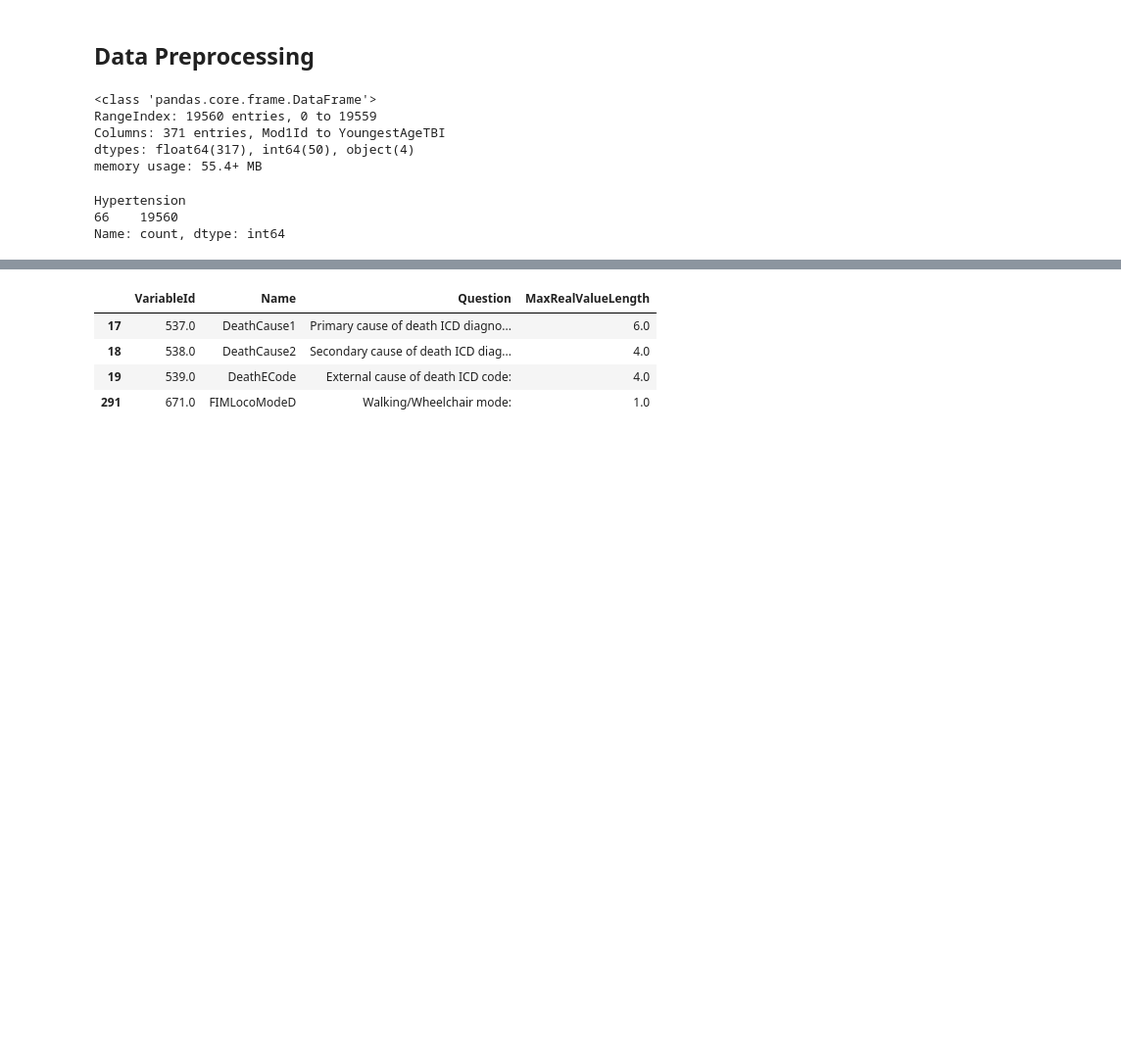
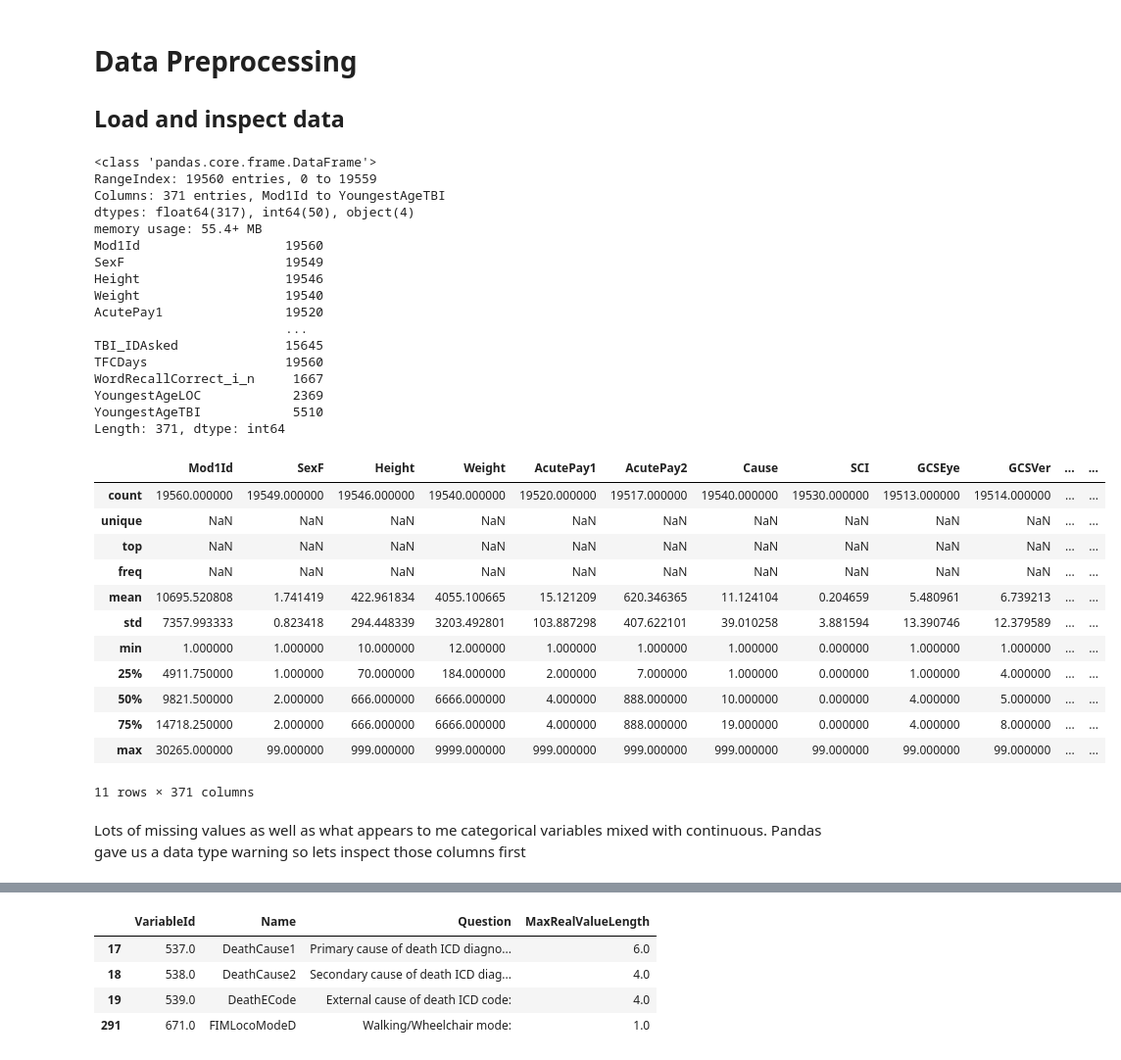
Before and after one commit to olsenben/PREDDICT-SPAULDING, a Jupyter notebook: notebooks/01_data_preprocessing.ipynb, the cells around one changed output, grey strips where cells are left out. Shown at 98% size. Drawn from its saved outputs; the diff is of its cells as text; code cells hidden in the pictures; blank space fills up the shorter version.

```diff
--- a/notebooks/01_data_preprocessing.ipynb
+++ b/notebooks/01_data_preprocessing.ipynb
@@ -1,5 +1,7 @@
 # %% [markdown]
-## Data Preprocessing
+# Data Preprocessing
+
+## Load and inspect data
 # %%
 import pandas as pd
 import numpy as np
@@ -8,16 +11,41 @@ filepath = r'..\Database\TBIMSPublic.2024-11-01\Data\Form1.csv'
 
 df = pd.read_csv(filepath)
 # %%
+#inspect
 df.info()
-#print(df.notnull().sum())
-#df.describe(include="all")
+print(df.notnull().sum())
+df.describe(include="all")
 # %% [output]
 <class 'pandas.core.frame.DataFrame'>
 RangeIndex: 19560 entries, 0 to 19559
 Columns: 371 entries, Mod1Id to YoungestAgeTBI
 dtypes: float64(317), int64(50), object(4)
 memory usage: 55.4+ MB
+Mod1Id                   19560
+SexF                     19549
+Height                   19546
+Weight                   19540
+AcutePay1                19520
+                         ...
+TBI_IDAsked              15645
+TFCDays                  19560
+WordRecallCorrect_i_n     1667
+YoungestAgeLOC            2369
+YoungestAgeTBI            5510
+Length: 371, dtype: int64
+|  | Mod1Id | SexF | Height | Weight | AcutePay1 | AcutePay2 | Cause | SCI | GCSEye | GCSVer | ... | ... |
+| count | 19560.000000 | 19549.000000 | 19546.000000 | 19540.000000 | 19520.000000 | 19517.000000 | 19540.000000 | 19530.000000 | 19513.000000 | 19514.000000 | ... | ... |
+| unique | NaN | NaN | NaN | NaN | NaN | NaN | NaN | NaN | NaN | NaN | ... | ... |
+| top | NaN | NaN | NaN | NaN | NaN | NaN | NaN | NaN | NaN | NaN | ... | ... |
+| freq | NaN | NaN | NaN | NaN | NaN | NaN | NaN | NaN | NaN | NaN | ... | ... |
+| mean | 10695.520808 | 1.741419 | 422.961834 | 4055.100665 | 15.121209 | 620.346365 | 11.124104 | 0.204659 | 5.480961 | 6.739213 | ... | ... |
+| std | 7357.993333 | 0.823418 | 294.448339 | 3203.492801 | 103.887298 | 407.622101 | 39.010258 | 3.881594 | 13.390746 | 12.379589 | ... | ... |
+| min | 1.000000 | 1.000000 | 10.000000 | 12.000000 | 1.000000 | 1.000000 | 1.000000 | 0.000000 | 1.000000 | 1.000000 | ... | ... |
+| 25% | 4911.750000 | 1.000000 | 70.000000 | 184.000000 | 2.000000 | 7.000000 | 1.000000 | 0.000000 | 1.000000 | 4.000000 | ... | ... |
+| 50% | 9821.500000 | 2.000000 | 666.000000 | 6666.000000 | 4.000000 | 888.000000 | 10.000000 | 0.000000 | 4.000000 | 5.000000 | ... | ... |
+| 75% | 14718.250000 | 2.000000 | 666.000000 | 6666.000000 | 4.000000 | 888.000000 | 19.000000 | 0.000000 | 4.000000 | 8.000000 | ... | ... |
+| max | 30265.000000 | 99.000000 | 999.000000 | 9999.000000 | 999.000000 | 999.000000 | 999.000000 | 99.000000 | 99.000000 | 99.000000 | ... | ... |
-Hypertension
-66    19560
-Name: count, dtype: int64
+11 rows × 371 columns
+# %% [markdown]
+Lots of missing values as well as what appears to me categorical variables mixed with continuous. Pandas gave us a data type warning so lets inspect those columns first
 # %%
```
Also changed, not shown: parts of 16 cells of this notebook.
